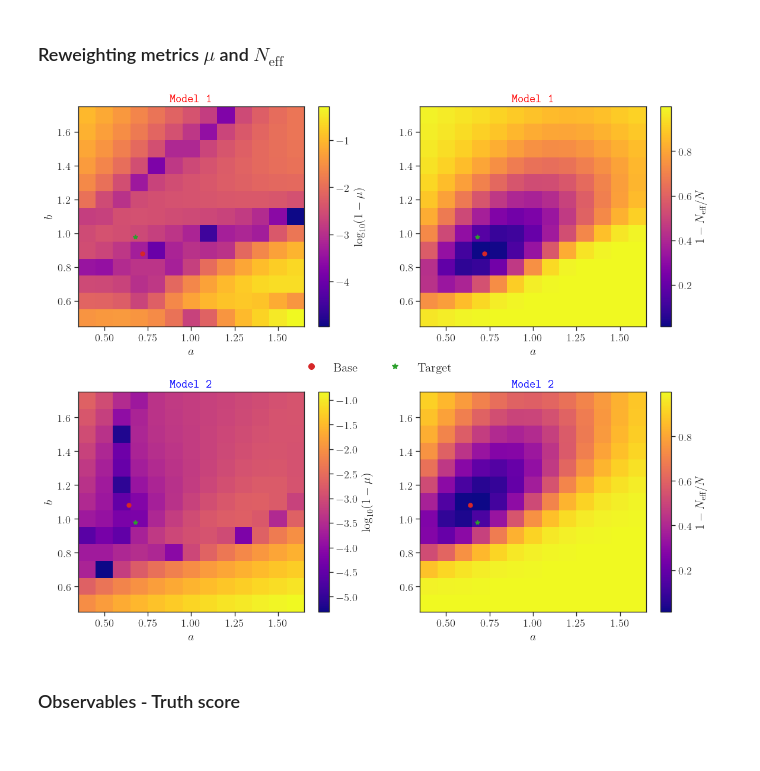
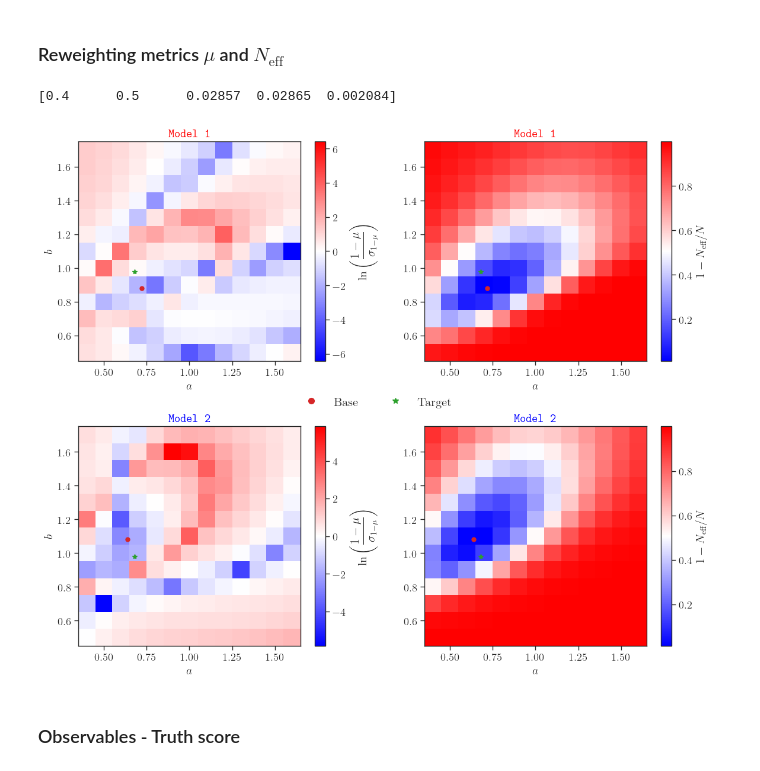
Before and after one commit to tonymenzo/hadronization-tune-mlrw, a Jupyter notebook: ARRG/draft_figures.ipynb, the cells around one changed output. Saved outputs shown, nothing was run; the diff lists cells and outputs as text; code cells hidden in the pictures.

Commit message:
updated draft figures - reweighting metrics

```diff
--- a/ARRG/draft_figures.ipynb
+++ b/ARRG/draft_figures.ipynb
@@ -8,6 +8,7 @@ sns.set_style("ticks")
 sns.set_context("paper", font_scale = 1.5)
 plt.rcParams['text.usetex'] = True
 plt.rcParams['font.size'] = 25
+plt.rcParams['text.latex.preamble'] = r'\usepackage{amsmath}'
 # %% [markdown]
 ### Pseudo-$\chi^2$ loss landscape
 # %%
@@ -403,7 +404,7 @@ type_counter = 0
 for line in lines:
     if line != '\n':
         if counter == 0 and type_counter == 0:
-            metrics_i = np.array([float(line.split('_')[2]), float(line.split('_')[4])])
+            metrics_i = np.array([float(line.split('_')[2]), float(line.split('_')[3]), float(line.split('_')[4])])
             type_counter += 1
         elif counter == 0 and type_counter == 1:
             metrics_i = np.append(metrics_i, np.array(line.split(' '), dtype = float))
@@ -423,6 +424,9 @@ b = np.array([0.5, 0.6, 0.7, 0.8, 0.9, 1.0, 1.1, 1.2, 1.3, 1.4, 1.5, 1.6, 1.7])
 one_minus_mu_b1 = metrics_b1[:,2]
 one_minus_mu_b1 = np.reshape(one_minus_mu_b1, (a.shape[0],b.shape[0]))
 one_minus_mu_b1 = np.rot90(np.fliplr(one_minus_mu_b1))
+one_minus_mu_sigma_b1 = metrics_b1[:,3]
+one_minus_mu_sigma_b1 = np.reshape(one_minus_mu_sigma_b1, (a.shape[0],b.shape[0]))
+one_minus_mu_sigma_b1 = np.rot90(np.fliplr(one_minus_mu_sigma_b1))
 Neff_b1 = metrics_b1[:,4]
 Neff_b1 = np.reshape(Neff_b1, (a.shape[0],b.shape[0]))
 Neff_b1 = np.rot90(np.fliplr(Neff_b1))
@@ -458,22 +462,29 @@ b = np.array([0.5, 0.6, 0.7, 0.8, 0.9, 1.0, 1.1, 1.2, 1.3, 1.4, 1.5, 1.6, 1.7])
 one_minus_mu_b2 = metrics_b2[:,2]
 one_minus_mu_b2 = np.reshape(one_minus_mu_b2, (a.shape[0],b.shape[0]))
 one_minus_mu_b2 = np.rot90(np.fliplr(one_minus_mu_b2))
+one_minus_mu_sigma_b2 = metrics_b2[:,3]
+one_minus_mu_sigma_b2 = np.reshape(one_minus_mu_sigma_b2, (a.shape[0],b.shape[0]))
+one_minus_mu_sigma_b2 = np.rot90(np.fliplr(one_minus_mu_sigma_b2))
 Neff_b2 = metrics_b2[:,4]
 Neff_b2 = np.reshape(Neff_b2, (a.shape[0],b.shape[0]))
 Neff_b2 = np.rot90(np.fliplr(Neff_b2))
+# %%
+print(metrics_b1[0])
+# %% [output]
+[0.4      0.5      0.02857  0.02865  0.002084]
 # %%
 # Make composite figure
 fig, axs = plt.subplots(2, 2, figsize=(12,10))
-mesh1 = axs[1,0].pcolormesh(a, b, np.log10(one_minus_mu_b1), shading='nearest', cmap = 'plasma', label = r'$\texttt{Model 1}$')
-mesh2 = axs[1,1].pcolormesh(a, b, 1-Neff_b1, shading='nearest', cmap = 'plasma', label = r'$\texttt{Model 1}$')
+mesh1 = axs[1,0].pcolormesh(a, b, np.log(one_minus_mu_b1 / one_minus_mu_sigma_b1), shading='nearest', cmap = 'bwr', label = r'$\texttt{Model 1}$', norm = mcolors.CenteredNorm(vcenter=0))
+mesh2 = axs[1,1].pcolormesh(a, b, 1-Neff_b1, shading='nearest', cmap = 'bwr', label = r'$\texttt{Model 1}$')
 axs[1,0].plot(0.64, 1.08, marker = 'o', color = 'tab:red', markersize = 5)
 axs[1,1].plot(0.64, 1.08, marker = 'o', color = 'tab:red', markersize = 5)
 axs[0,0].set_xlabel(r'$a$')
 axs[0,0].set_ylabel(r'$b$')
 axs[0,1].set_xlabel(r'$a$')
 
-mesh3 = axs[0,0].pcolormesh(a, b, np.log10(one_minus_mu_b2), shading='nearest', cmap = 'plasma', label = r'$\texttt{Model 1}$')
-mesh4 = axs[0,1].pcolormesh(a, b, 1-Neff_b2, shading='nearest', cmap = 'plasma', label = r'$\texttt{Model 1}$')
+mesh3 = axs[0,0].pcolormesh(a, b, np.log(one_minus_mu_b2 / one_minus_mu_sigma_b2), shading='nearest', cmap = 'bwr', label = r'$\texttt{Model 1}$', norm = mcolors.CenteredNorm(vcenter=0))
+mesh4 = axs[0,1].pcolormesh(a, b, 1-Neff_b2, shading='nearest', cmap = 'bwr', label = r'$\texttt{Model 1}$')
 axs[0,0].plot(0.72, 0.88, marker = 'o', color = 'tab:red', markersize = 5)
 axs[0,1].plot(0.72, 0.88, marker = 'o', color = 'tab:red', markersize = 5)
 axs[1,0].set_xlabel(r'$a$')
@@ -488,38 +499,38 @@ axs[1,1].plot(0.68, 0.98, marker = '*', color = 'tab:green', markersize = 6)
 
 #axs[0,0].text(1.37, 1.65, r'$\texttt{Model 1}$', color='red', fontsize = 12,
 #        bbox=dict(facecolor='white', alpha = 1.0, edgecolor='gray', boxstyle='square,pad=0.5'))
 
 #axs[0,1].text(1.37, 1.65, r'$\texttt{Model 1}$', color='black', fontsize = 12,
 #        bbox=dict(facecolor='white', alpha = 0.8, edgecolor='black', boxstyle='round,pad=0.5'))
 
 #axs[1,0].text(1.37, 1.65, r'$\texttt{Model 2}$', color='black', fontsize = 12,
 #        bbox=dict(facecolor='white', alpha = 0.8, edgecolor='black', boxstyle='round,pad=0.5'))
 #axs[1,1].text(1.37, 1.65, r'$\texttt{Model 2}$', color='black', fontsize = 12,
 #        bbox=dict(facecolor='white', alpha = 0.8, edgecolor='black', boxstyle='round,pad=0.5'))
 
 axs[0,0].set_title(r'$\texttt{Model 1}$', color = 'red')
 axs[0,1].set_title(r'$\texttt{Model 1}$', color = 'red')
 axs[1,0].set_title(r'$\texttt{Model 2}$', color = 'blue')
 axs[1,1].set_title(r'$\texttt{Model 2}$', color = 'blue')
 
 # Custom legend
 from matplotlib.lines import Line2D
 
 legend = [Line2D([0], [0], marker='o', markersize = 7, linewidth = 0.0, color = 'tab:red', label = r'$ij=\mu e$'),
           Line2D([0], [0], marker='*', markersize = 7, linewidth = 0.0, color = 'tab:green', label = r'$ij=\mu e$')]
 
 # Create the figure
 #fig.legend(frameon = False)
 fig.legend(legend, [r'$\mathrm{Base}$', r'$\mathrm{Target}$'], frameon = False, fontsize=15, ncols = 2, loc = 'center')#, borderpad=2.0)
 
-fig.colorbar(mesh1, ax=axs[0,0], label=r'$\log_{10}(1-\mu)$')
-fig.colorbar(mesh2, ax=axs[0,1], label=r'$1-N_{\mathrm{eff}} / N$')
-fig.colorbar(mesh3, ax=axs[1,0], label=r'$\log_{10}(1-\mu)$')
-fig.colorbar(mesh4, ax=axs[1,1], label=r'$1-N_{\mathrm{eff}} / N$')
+fig.colorbar(mesh3, ax=axs[0,0], label=r'$\ln\left(\dfrac{1-\mu}{\sigma_{1-\mu}}\right)$')
+fig.colorbar(mesh4, ax=axs[0,1], label=r'$1-N_{\mathrm{eff}} / N$')
+fig.colorbar(mesh1, ax=axs[1,0], label=r'$\ln\left(\dfrac{1-\mu}{\sigma_{1-\mu}}\right)$')
+fig.colorbar(mesh2, ax=axs[1,1], label=r'$1-N_{\mathrm{eff}} / N$')
 fig.tight_layout()
 fig.savefig(r'reweighting_metrics.pdf', dpi = 300, pad_inches = .1, bbox_inches = 'tight')
 # %% [output]
-[figure, old version]
+[figure, new version]
 # %% [markdown]
 ### Observables - Truth score
 # %%
```
Also changed, not shown: parts of 2 cells of this notebook.
